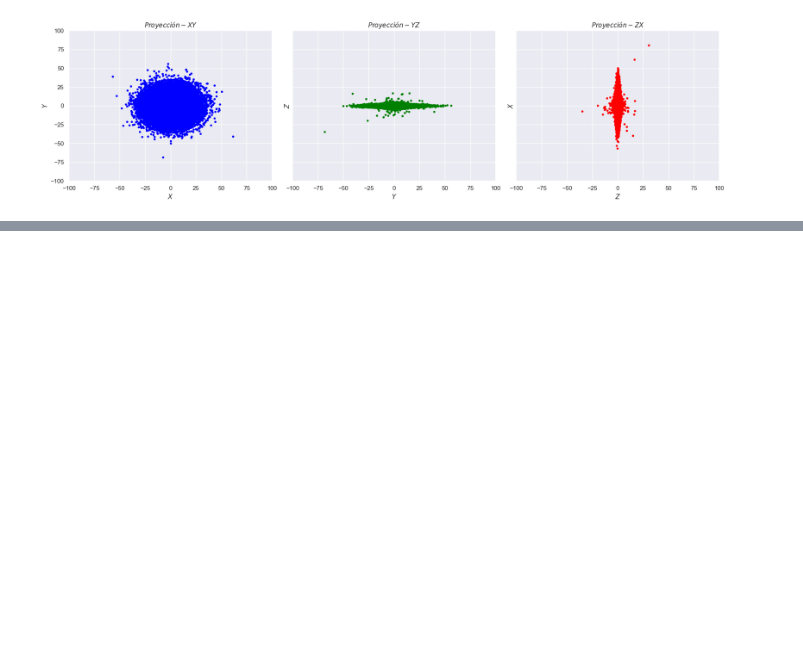
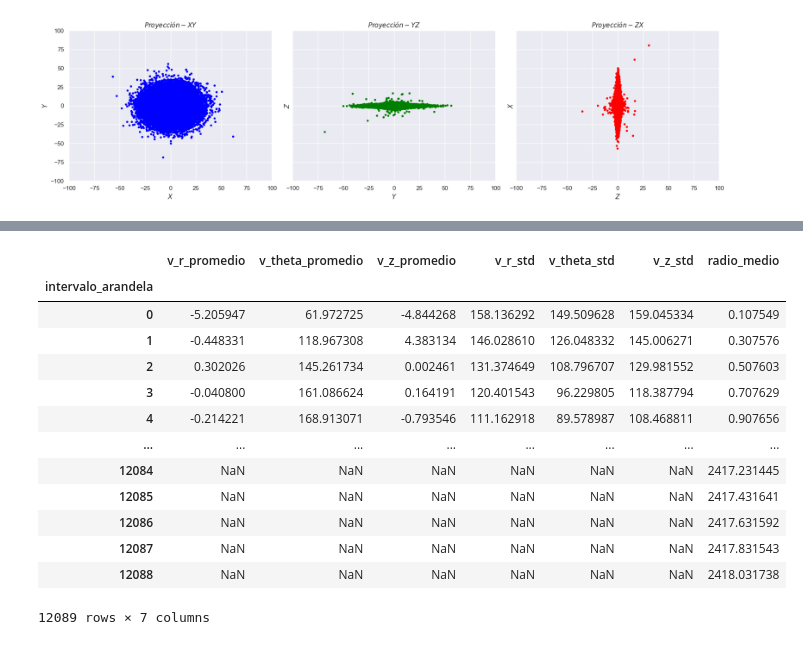
Before and after one commit to sperezp23/Analizador_de_Galaxias, a Jupyter notebook: Ensayos.ipynb, the cells around one changed output, grey strips where cells are left out. Saved outputs shown, nothing was run; the diff lists cells and outputs as text; code cells hidden in the pictures; blank space fills up the shorter version.

Commit message:
Update: 'Cálculos requerido para determinar el perfil de velocidad listos, velocidad en cilíndricas, v_mean y v_std en cada eje.'

```diff
--- a/Ensayos.ipynb
+++ b/Ensayos.ipynb
@@ -334,0 +335,51 @@ plt.show()
+# %%
+def calcular_perfil_de_velocidad_superficial(base_de_datos, delta_r_xy = 0.2):
+    base_de_datos['r_xy'] = np.sqrt( base_de_datos.x_f**2 + base_de_datos.y_f**2)
+    base_de_datos['v_r'] = ((base_de_datos.vx_f * base_de_datos.x_f) + (base_de_datos.vy_f * base_de_datos.y_f)) / base_de_datos.r_xy
+    base_de_datos['v_theta'] = ((base_de_datos.vy_f * base_de_datos.x_f) - (base_de_datos.vx_f * base_de_datos.y_f)) / base_de_datos.r_xy
+
+    r_xy_min = base_de_datos.r_xy.min()
+    r_xy_max = base_de_datos.r_xy.max()
+    total_radios_arandelas = np.int32((r_xy_max - r_xy_min) / delta_r_xy)
+
+    radios_arandelas = np.linspace(r_xy_min, r_xy_max, total_radios_arandelas)
+    r1 = radios_arandelas[:-1]
+    r2 = radios_arandelas[1:]
+
+    base_de_datos['intervalo_arandela'] = pd.cut(base_de_datos.r_xy, bins = radios_arandelas, right=False, labels=np.arange(radios_arandelas.__len__()-1))
+
+    perfil_de_velocidad_superficial_df_1 = base_de_datos[['v_r', 'v_theta', 'vz_f','intervalo_arandela']].groupby('intervalo_arandela', observed = False).mean()
+    perfil_de_velocidad_superficial_df_1.rename(columns={
+    'v_r':'v_r_promedio',
+    'v_theta':'v_theta_promedio',
+    'vz_f':'v_z_promedio',
+    }, inplace=True)
+
+    perfil_de_velocidad_superficial_df_2 = base_de_datos[['v_r', 'v_theta', 'vz_f','intervalo_arandela']].groupby('intervalo_arandela', observed = False).std()
+    perfil_de_velocidad_superficial_df_2.rename(columns={
+    'v_r':'v_r_std',
+    'v_theta':'v_theta_std',
+    'vz_f':'v_z_std',
+    }, inplace=True)
+
+    perfil_de_velocidad_superficial_df = perfil_de_velocidad_superficial_df_1.merge(perfil_de_velocidad_superficial_df_2, on='intervalo_arandela')
+    perfil_de_velocidad_superficial_df['radio_medio'] = (r1 + r2)/2
+
+    return perfil_de_velocidad_superficial_df
+
+calcular_perfil_de_velocidad_superficial(disco_df)
+# %% [output]
+|  | v_r_promedio | v_theta_promedio | v_z_promedio | v_r_std | v_theta_std | v_z_std | radio_medio |
+| intervalo_arandela |  |  |  |  |  |  |  |
+| 0 | -5.205947 | 61.972725 | -4.844268 | 158.136292 | 149.509628 | 159.045334 | 0.107549 |
+| 1 | -0.448331 | 118.967308 | 4.383134 | 146.028610 | 126.048332 | 145.006271 | 0.307576 |
+| 2 | 0.302026 | 145.261734 | 0.002461 | 131.374649 | 108.796707 | 129.981552 | 0.507603 |
+| 3 | -0.040800 | 161.086624 | 0.164191 | 120.401543 | 96.229805 | 118.387794 | 0.707629 |
+| 4 | -0.214221 | 168.913071 | -0.793546 | 111.162918 | 89.578987 | 108.468811 | 0.907656 |
+| ... | ... | ... | ... | ... | ... | ... | ... |
+| 12084 | NaN | NaN | NaN | NaN | NaN | NaN | 2417.231445 |
+| 12085 | NaN | NaN | NaN | NaN | NaN | NaN | 2417.431641 |
+| 12086 | NaN | NaN | NaN | NaN | NaN | NaN | 2417.631592 |
+| 12087 | NaN | NaN | NaN | NaN | NaN | NaN | 2417.831543 |
+| 12088 | NaN | NaN | NaN | NaN | NaN | NaN | 2418.031738 |
+12089 rows × 7 columns
```
Also changed, not shown: parts of 1 cell of this notebook.
